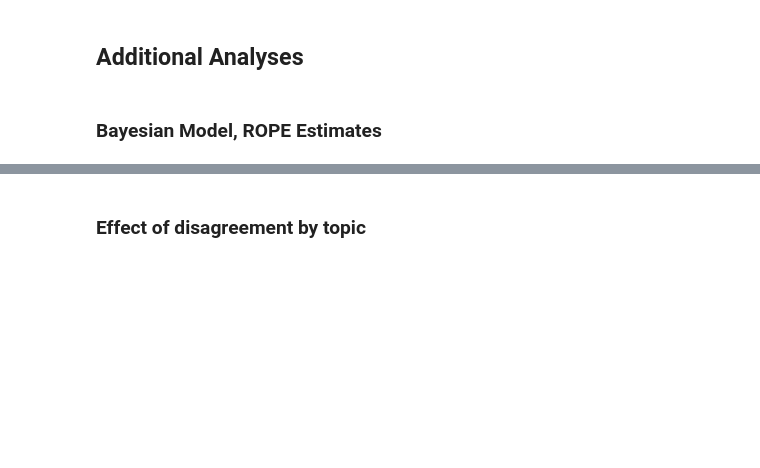
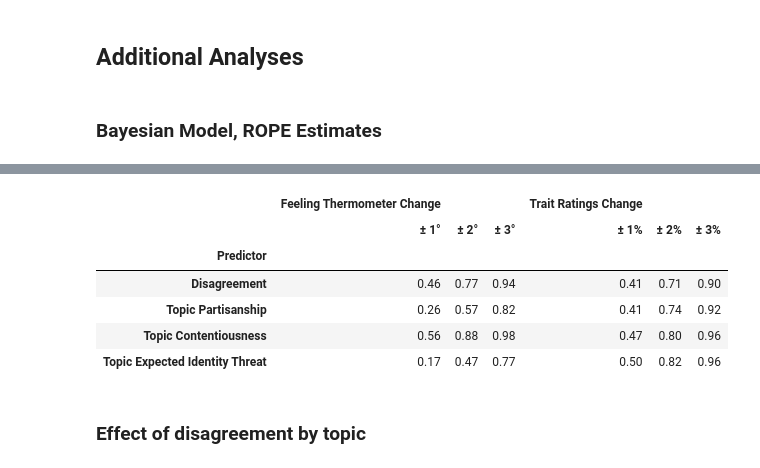
Before and after one commit to Watts-Lab/topic_choice, a Jupyter notebook: analyze_study_data.ipynb, the cells around one changed output, grey strips where cells are left out. Drawn from its saved outputs; the diff is of its cells as text; code cells hidden in the pictures; blank space fills up the shorter version.

```diff
--- a/analyze_study_data.ipynb
+++ b/analyze_study_data.ipynb
@@ -2541,3 +2550,97 @@ rope_df
+# %%
+# Table S3b: Bayesian ROPE analysis scaled by predictor range (as in Figure 4)
+# Instead of comparing raw β to ROPE, compare β * scaling_range (max expected effect) to ROPE
+
+iv_names_ranged = [
+    "disagreement_scaled",
+    "topic_polarization_scaled",
+    "topic_contentiousness_scaled",
+    "topic_mean_identity_threat_scaled",
+]
+
+dvs_ranged = {
+    "outpartyTemp_change": 1.0,
+    "trait_ratings_change_percent": 1.0,
+}
+half_widths_ranged = [1.0, 2.0, 3.0]
+
+rope_ranged = {
+    dv: {hw: {} for hw in half_widths_ranged}
+    for dv in dvs_ranged
+}
+
+for dv in dvs_ranged:
+    y = data[dv].values
+
+    for iv in iv_names_ranged:
+        x = data[iv].values
+        rng = scaling_ranges[iv]
+
+        with pm.Model() as model:
+            α = pm.Normal("α", mu=0, sigma=10)
+            β = pm.Normal("β", mu=0, sigma=10)
+            σ = pm.HalfNormal("σ", sigma=10)
+            μ = α + β * x
+            pm.Normal("obs", mu=μ, sigma=σ, observed=y)
+
+            idata = pm.sample(
+                draws=2000,
+                tune=1000,
+                target_accept=0.95,
+                return_inferencedata=True,
+                cores=1,
+                progressbar=False,
+            )
+
+        # Scale posterior samples by the predictor range to get max expected effect
+        samples = (
+            idata.posterior["β"]
+                 .stack(sample=("chain", "draw"))
+                 .values
+        ) * rng
+
+        for hw in half_widths_ranged:
+            rope_ranged[dv][hw][iv] = np.mean((samples > -hw) & (samples < +hw))
+
+# Build display table
+iv_labels_ranged = {
+    "disagreement_scaled": "Disagreement",
+    "topic_polarization_scaled": "Topic Partisanship",
+    "topic_contentiousness_scaled": "Topic Contentiousness",
+    "topic_mean_identity_threat_scaled": "Topic Expected Identity Threat",
+}
+
+dv_labels_ranged = {
+    "outpartyTemp_change": "Feeling Thermometer Change",
+    "trait_ratings_change_percent": "Trait Ratings Change",
+}
+
+dv_units_ranged = {
+    "outpartyTemp_change": "°",
+    "trait_ratings_change_percent": "%",
+}
+
+rows = []
+for iv in iv_names_ranged:
+    row = {"Predictor": iv_labels_ranged[iv]}
+    for dv in dvs_ranged:
+        unit = dv_units_ranged[dv]
+        for hw in half_widths_ranged:
+            col_name = (dv_labels_ranged[dv], f"± {int(hw)}{unit}")
+            row[col_name] = f"{rope_ranged[dv][hw][iv]:.2f}"
+    rows.append(row)
+
+rope_ranged_df = pd.DataFrame(rows).set_index("Predictor")
+rope_ranged_df.columns = pd.MultiIndex.from_tuples(rope_ranged_df.columns)
+rope_ranged_df
+# %% [output]
+|  | Feeling Thermometer Change |  |  | Trait Ratings Change |  |  |
+|  | ± 1° | ± 2° | ± 3° | ± 1% | ± 2% | ± 3% |
+| Predictor |  |  |  |  |  |  |
+| Disagreement | 0.46 | 0.77 | 0.94 | 0.41 | 0.71 | 0.90 |
+| Topic Partisanship | 0.26 | 0.57 | 0.82 | 0.41 | 0.74 | 0.92 |
+| Topic Contentiousness | 0.56 | 0.88 | 0.98 | 0.47 | 0.80 | 0.96 |
+| Topic Expected Identity Threat | 0.17 | 0.47 | 0.77 | 0.50 | 0.82 | 0.96 |
 # %% [markdown]
 ### Effect of disagreement by topic
 # %%
```
Also changed, not shown: parts of 5 cells of this notebook, 14 other files.
